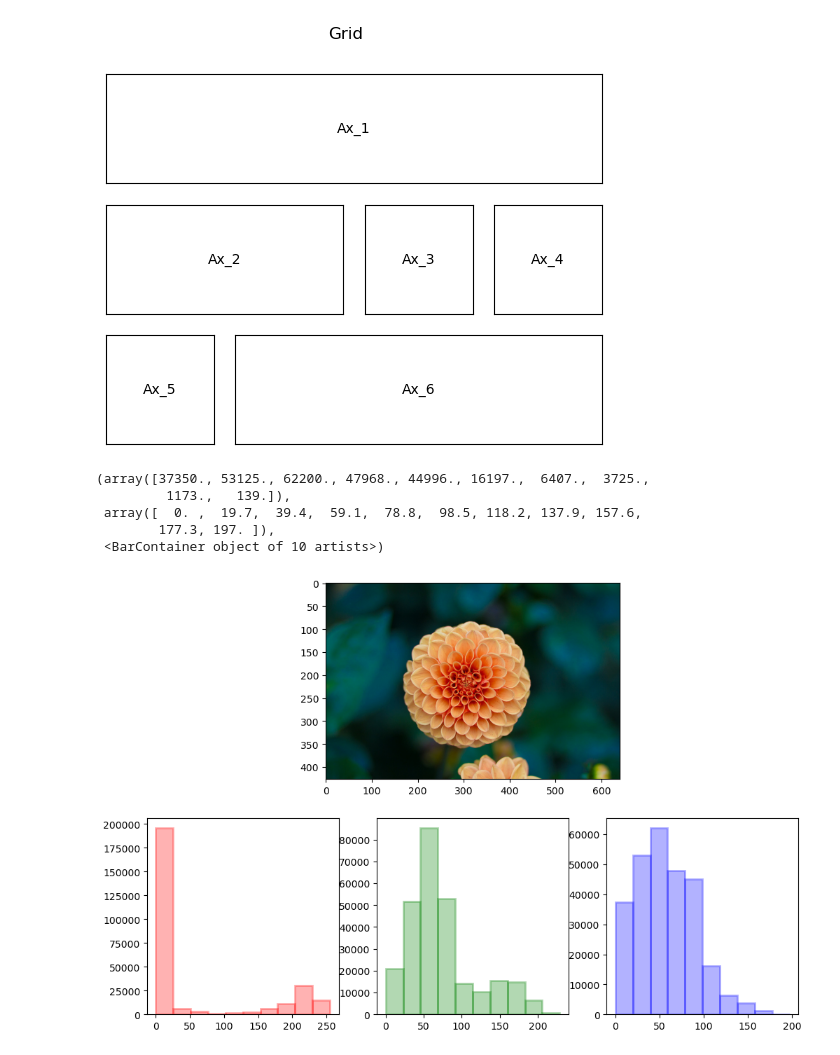
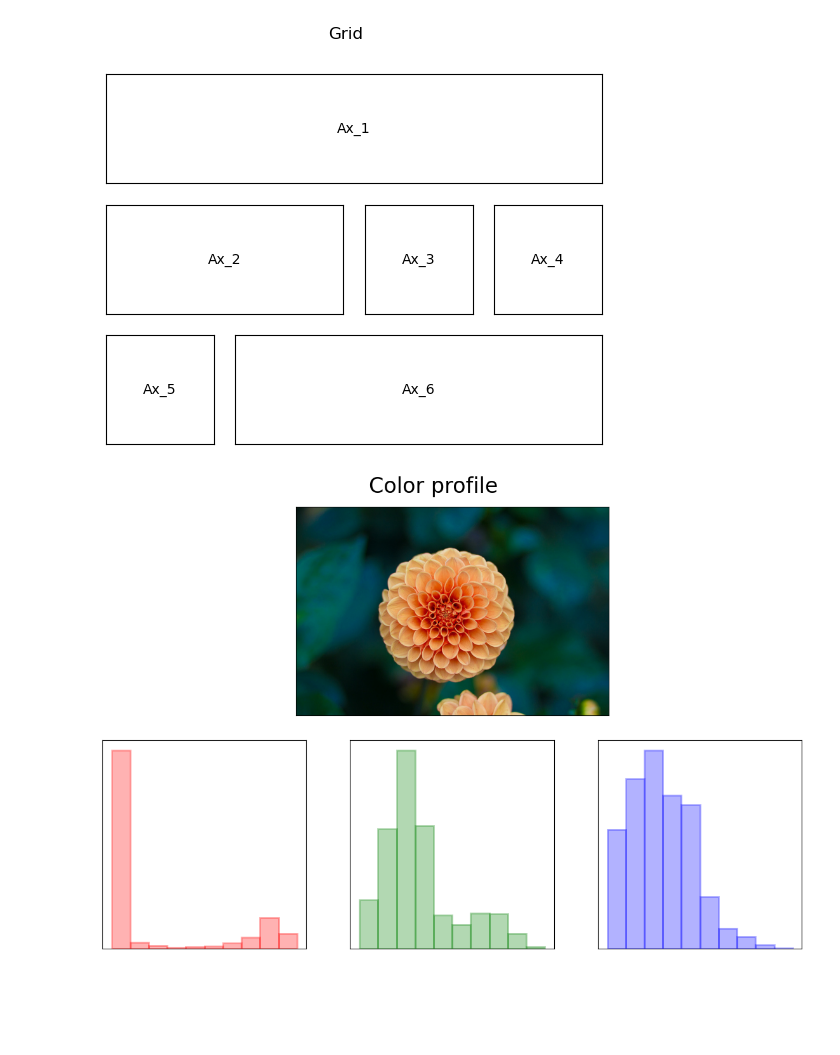
Before and after one commit to Michal-Radomski/Python-Data-Visualization, a Jupyter notebook: 01 Data Visualization/01_Matplotlib/image.ipynb, the cells around one changed output. Drawn from its saved outputs; the diff is of its cells as text; code cells hidden in the pictures; blank space fills up the shorter version.

Commit message:
Data Visualization in Python course - commit 12

```diff
--- a/01 Data Visualization/01_Matplotlib/image.ipynb
+++ b/01 Data Visualization/01_Matplotlib/image.ipynb
@@ -61,24 +61,30 @@ format_axes(fig)
 [figure]
 # %%
 import matplotlib.gridspec as gridspec
+
+def format_axes(fig):
+    for i, ax in enumerate(fig.axes):
+        ax.tick_params(bottom=False, left=False, labelbottom=False, labelleft=False)
+
 
 fig = plt.figure(figsize=(12, 8))
 
 # use the GridSpec class
 gs = gridspec.GridSpec(2, 3, figure=fig)
 ax1=fig.add_subplot(gs[0,:])
 ax2=fig.add_subplot(gs[1,0])
 ax3=fig.add_subplot(gs[1,1])
 ax4=fig.add_subplot(gs[1,2])
 
 ax1.imshow(flower)
 ax2.hist(flower[...,0].flatten(), alpha=0.3, color="r", edgecolor="r", linewidth=2)
 ax3.hist(flower[...,1].flatten(), alpha=0.3, color="g", edgecolor="g", linewidth=2)
 ax4.hist(flower[...,2].flatten(), alpha=0.3, color="b", edgecolor="b", linewidth=2)
+
+fig.suptitle("Color profile", size=24)
+fig.tight_layout()
+fig.subplots_adjust(top=0.92)
+
+format_axes(fig)
 # %% [output]
-(array([37350., 53125., 62200., 47968., 44996., 16197.,  6407.,  3725.,
-         1173.,   139.]),
- array([  0. ,  19.7,  39.4,  59.1,  78.8,  98.5, 118.2, 137.9, 157.6,
-        177.3, 197. ]),
- <BarContainer object of 10 artists>)
-[figure, old version]
+[figure, new version]
```
Also changed, not shown: parts of 6 cells of this notebook, 2 other files.
